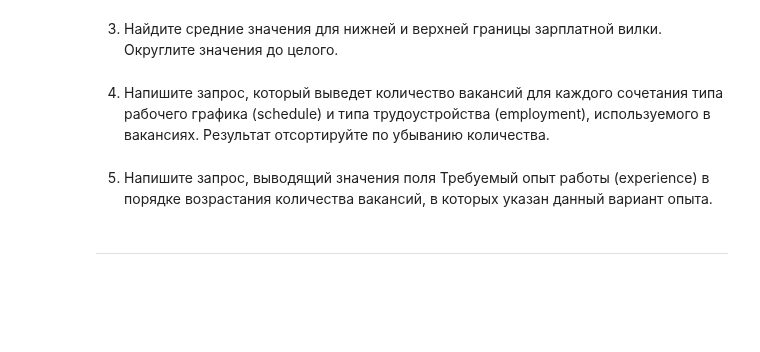
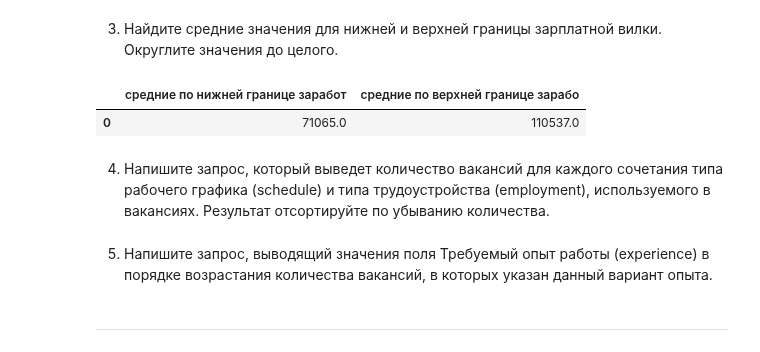
Before and after one commit to DenisMaltsev76/DM_76, a Jupyter notebook: Skillfactory/PROJECT-2/Project_2_Ноутбук_шаблон.ipynb, the cells around one changed output. Cells and saved outputs as stored; diff of their text form; code cells hidden in the pictures; blank space fills up the shorter version.

```diff
--- a/Skillfactory/PROJECT-2/Project_2_Ноутбук_шаблон.ipynb
+++ b/Skillfactory/PROJECT-2/Project_2_Ноутбук_шаблон.ipynb
@@ -114,5 +150,10 @@ df
 # %%
 # результат запроса
+df = pd.read_sql_query(query_4_3, connection)
+df
+# %% [output]
+|  | средние по нижней границе заработ | средние по верхней границе зарабо |
+| 0 | 71065.0 | 110537.0 |
 # %% [markdown]
 4. Напишите запрос, который выведет количество вакансий для каждого сочетания типа рабочего графика (schedule) и типа трудоустройства (employment), используемого в вакансиях. Результат отсортируйте по убыванию количества.
 # %%
```
Also changed, not shown: parts of 7 cells of this notebook.
